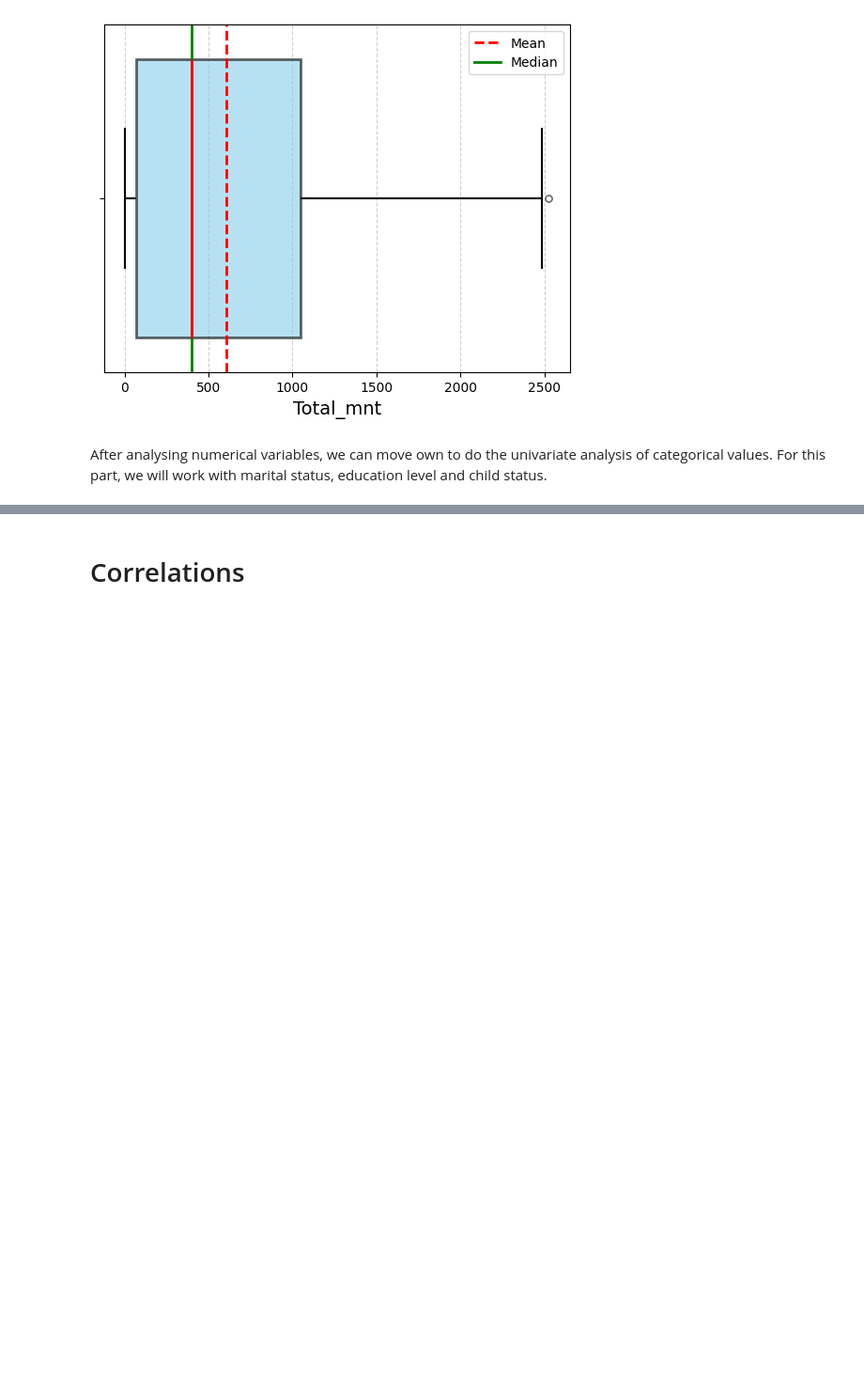
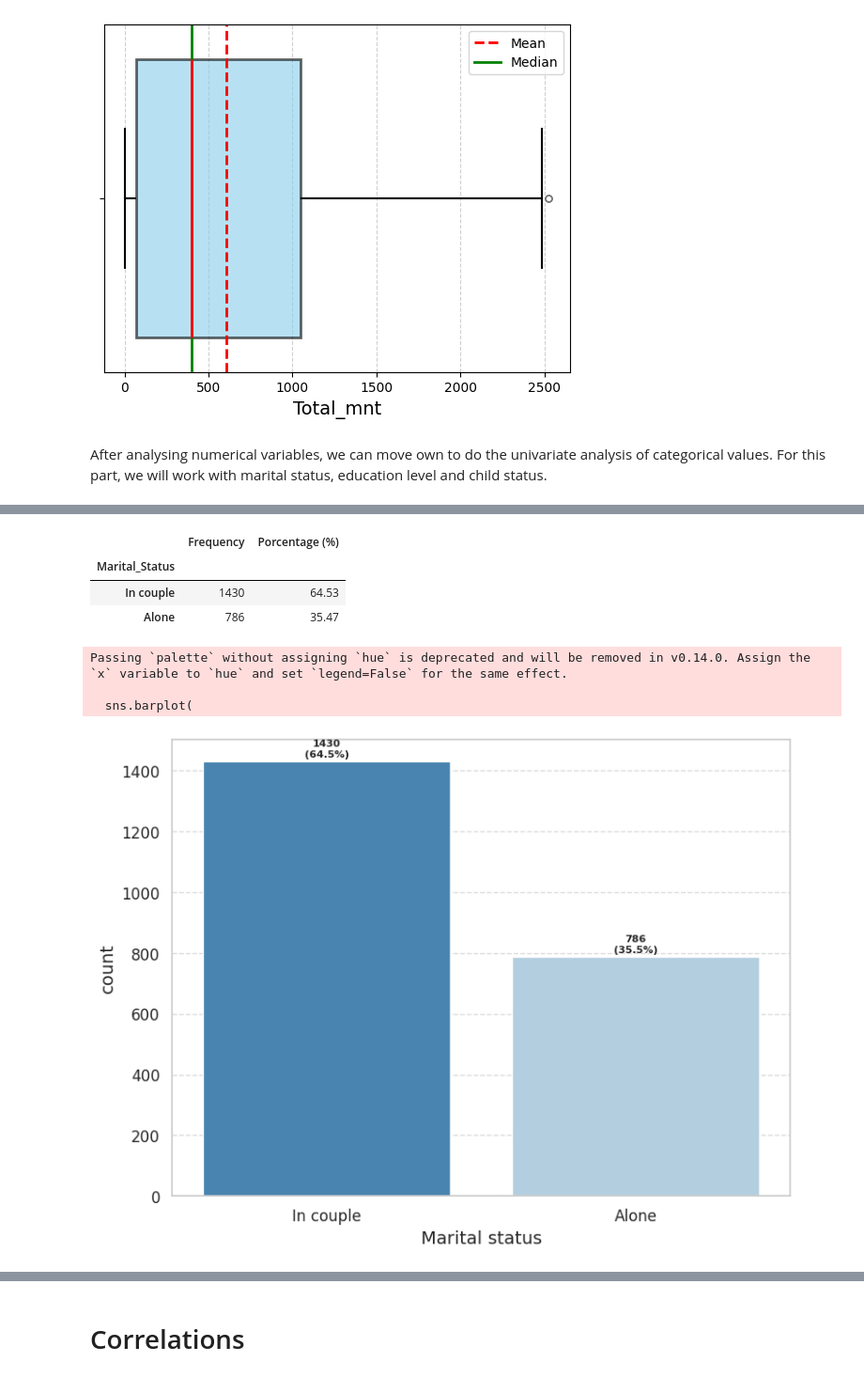
Before and after one commit to valentinpylypchuk/AAA-ML-Project-2025-26, a Jupyter notebook: Project.ipynb, the cells around one changed output, grey strips where cells are left out. Shown: that part at 94% size. Saved outputs shown, nothing was run; the diff lists cells and outputs as text; code cells hidden in the pictures; blank space fills up the shorter version.

```diff
--- a/Project.ipynb
+++ b/Project.ipynb
@@ -509,0 +555,43 @@ After analysing numerical variables, we can move own to do the univariate analys
+# %%
+# Count
+marital_counts = data['Marital_Status'].value_counts()
+marital_percent = data['Marital_Status'].value_counts(normalize=True) * 100
+
+marital_summary = pd.DataFrame({
+    'Frequency': marital_counts,
+    'Porcentage (%)': marital_percent.round(2)
+})
+display(marital_summary)
+
+#Configuration
+sns.set(style="whitegrid", palette="pastel", font_scale=1.1)
+
+plt.figure(figsize=(8,6))
+
+# Barplot
+sns.barplot(
+    x=marital_counts.index,
+    y=marital_counts.values,
+    palette="Blues_r"
+)
+
+# Tags
+for i, val in enumerate(marital_counts.values):
+    plt.text(i, val + 10, f'{val}\n({marital_percent[i]:.1f}%)',
+             ha='center', va='bottom', fontsize=8, weight='bold')
+
+plt.xlabel('Marital status', fontsize=14)
+plt.ylabel('count', fontsize=14)
+plt.xticks(rotation=0, ha='center')
+plt.grid(axis='y', linestyle='--', alpha=0.7)
+plt.tight_layout()
+plt.show()
+# %% [output]
+|  | Frequency | Porcentage (%) |
+| Marital_Status |  |  |
+| In couple | 1430 | 64.53 |
+| Alone | 786 | 35.47 |
+Passing `palette` without assigning `hue` is deprecated and will be removed in v0.14.0. Assign the `x` variable to `hue` and set `legend=False` for the same effect.
+
+  sns.barplot(
+[figure, added]
```
Also changed, not shown: parts of 3 cells of this notebook.
